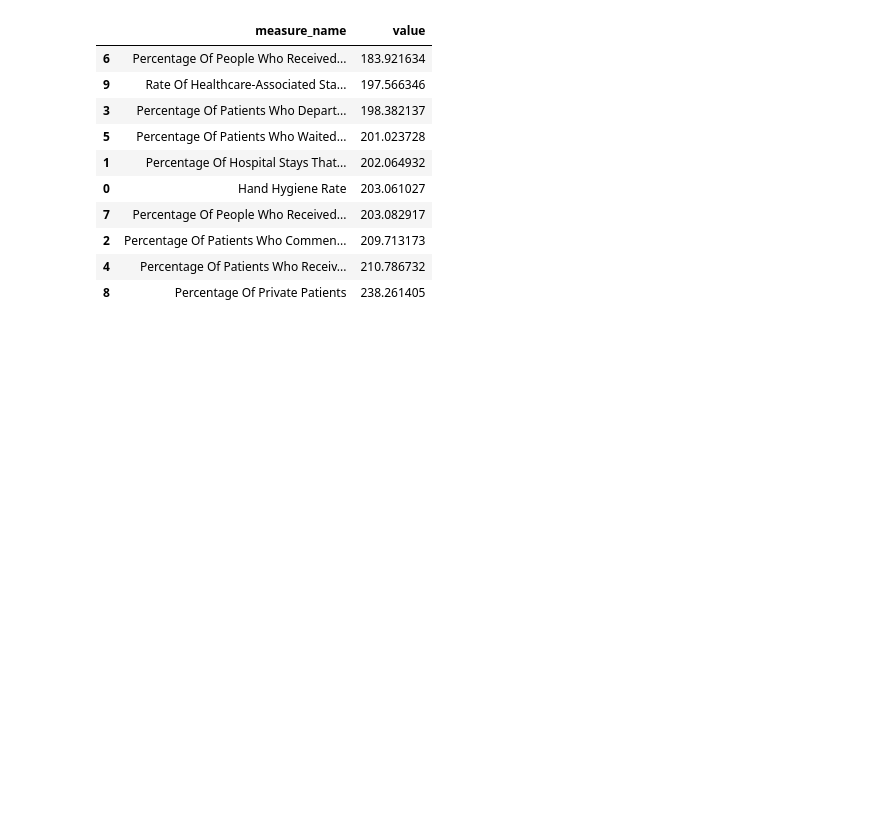
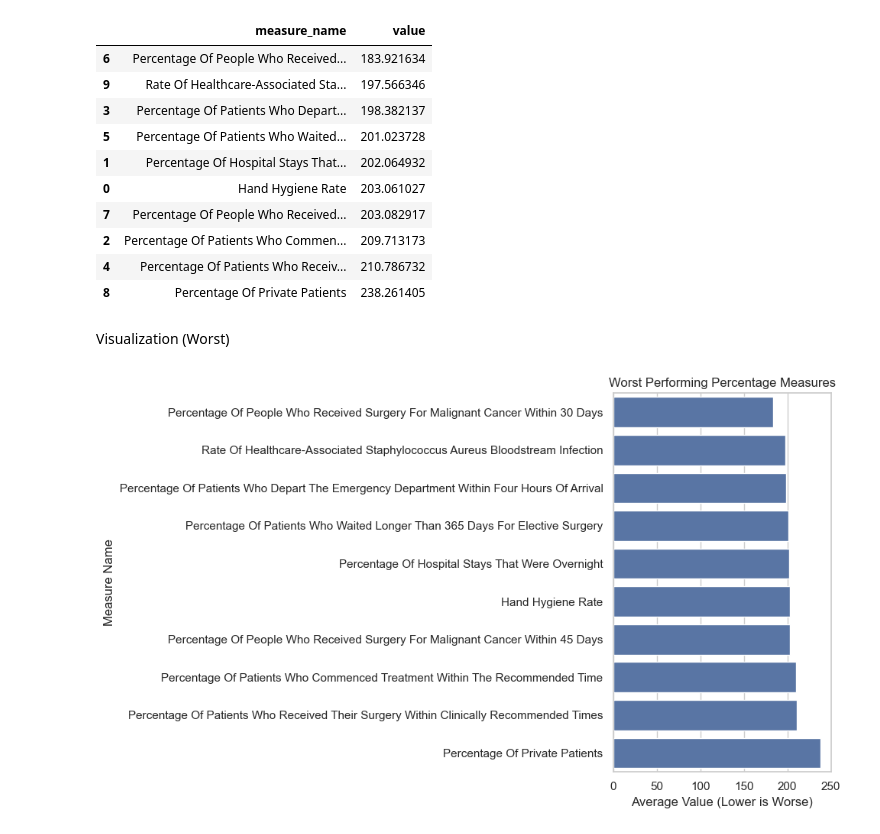
Before and after one commit to MahnoorAhmed-Dev/Hospital-Operations-Analytics-Pipeline, a Jupyter notebook: data_mining/notebooks/04_eda_measure_analysis.ipynb, the cells around one changed output. Saved outputs shown, nothing was run; the diff lists cells and outputs as text; code cells hidden in the pictures; blank space fills up the shorter version.

Commit message:
feat(eda): visualize lowest performing percentage-based measures

```diff
--- a/data_mining/notebooks/04_eda_measure_analysis.ipynb
+++ b/data_mining/notebooks/04_eda_measure_analysis.ipynb
@@ -200,3 +200,21 @@ Best Performing Measures:
 | 2 | Percentage Of Patients Who Commen... | 209.713173 |
 | 4 | Percentage Of Patients Who Receiv... | 210.786732 |
 | 8 | Percentage Of Private Patients | 238.261405 |
+# %% [markdown]
+Visualization (Worst)
+# %%
+plt.figure(figsize=(10,6))
+
+sns.barplot(
+  data=worst_10,
+  x='value',
+  y='measure_name'
+)
+
+plt.title("Worst Performing Percentage Measures")
+plt.xlabel("Average Value (Lower is Worse)")
+plt.ylabel("Measure Name")
+plt.tight_layout()
+plt.show()
+# %% [output]
+[figure, added]
```
